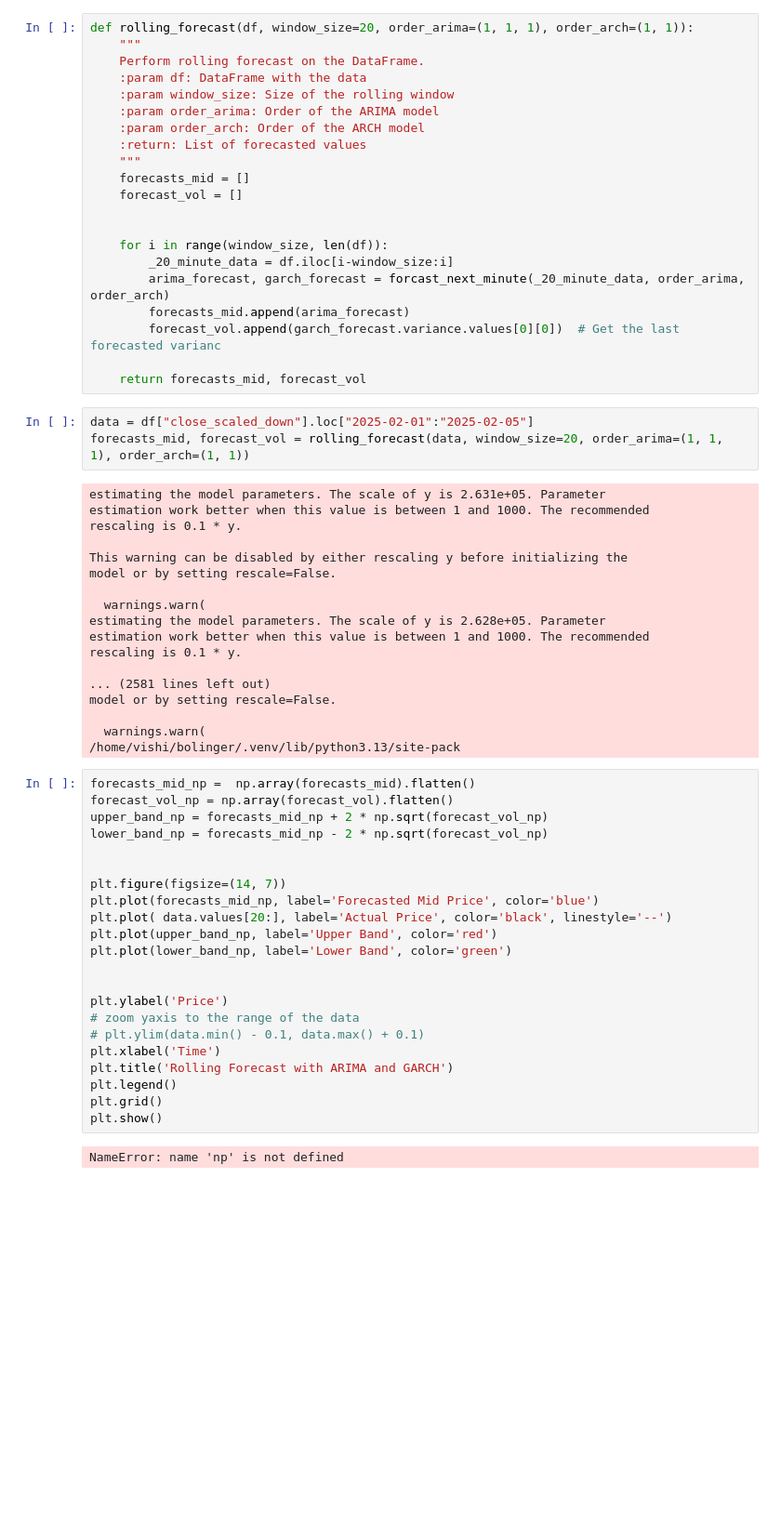
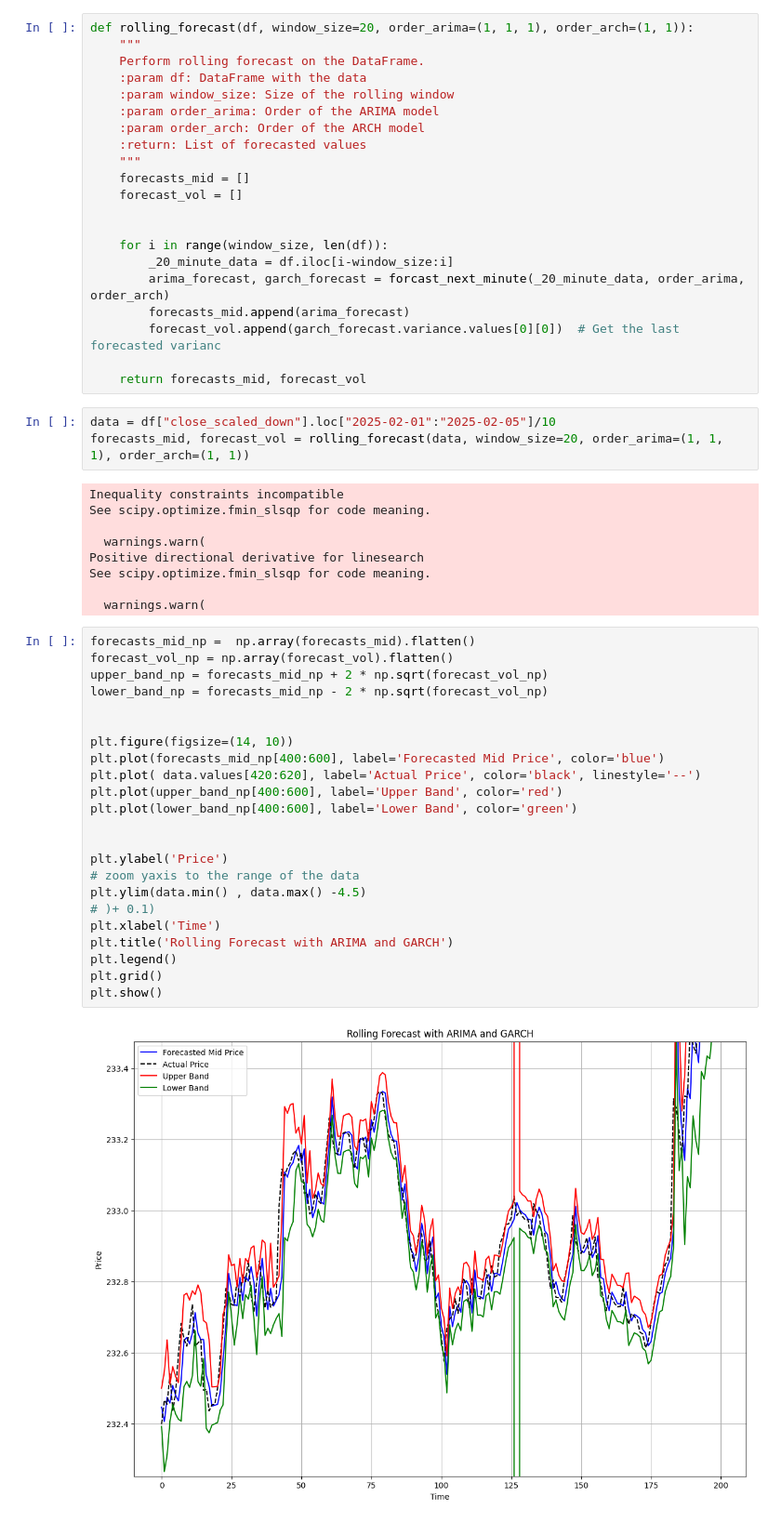
Before and after one commit to Vishnutejas-2005/bb, a Jupyter notebook: 27-5-25 copy.ipynb, the cells around one changed output. Shown at 93% size. Cells and saved outputs as stored; diff of their text form; blank space fills up the shorter version.

```diff
--- a/27-5-25 copy.ipynb
+++ b/27-5-25 copy.ipynb
@@ -73,47 +73,39 @@ def rolling_forecast(df, window_size=20, order_arima=(1, 1, 1), order_arch=(1, 1
 
     return forecasts_mid, forecast_vol
 # %%
-data = df["close_scaled_down"].loc["2025-02-01":"2025-02-05"]
+data = df["close_scaled_down"].loc["2025-02-01":"2025-02-05"]/10
 forecasts_mid, forecast_vol = rolling_forecast(data, window_size=20, order_arima=(1, 1, 1), order_arch=(1, 1))
 # %% [output]
-estimating the model parameters. The scale of y is 2.631e+05. Parameter
-estimation work better when this value is between 1 and 1000. The recommended
-rescaling is 0.1 * y.
-
-This warning can be disabled by either rescaling y before initializing the
-model or by setting rescale=False.
+Inequality constraints incompatible
+See scipy.optimize.fmin_slsqp for code meaning.
 
   warnings.warn(
-estimating the model parameters. The scale of y is 2.628e+05. Parameter
-estimation work better when this value is between 1 and 1000. The recommended
-rescaling is 0.1 * y.
-
-... (2581 lines left out)
-model or by setting rescale=False.
+Positive directional derivative for linesearch
+See scipy.optimize.fmin_slsqp for code meaning.
 
   warnings.warn(
-/home/vishi/bolinger/.venv/lib/python3.13/site-pack
 # %%
 forecasts_mid_np =  np.array(forecasts_mid).flatten()
 forecast_vol_np = np.array(forecast_vol).flatten()
 upper_band_np = forecasts_mid_np + 2 * np.sqrt(forecast_vol_np)
 lower_band_np = forecasts_mid_np - 2 * np.sqrt(forecast_vol_np)
 
 
-plt.figure(figsize=(14, 7))
-plt.plot(forecasts_mid_np, label='Forecasted Mid Price', color='blue')
-plt.plot( data.values[20:], label='Actual Price', color='black', linestyle='--')
-plt.plot(upper_band_np, label='Upper Band', color='red')
-plt.plot(lower_band_np, label='Lower Band', color='green')
+plt.figure(figsize=(14, 10))
+plt.plot(forecasts_mid_np[400:600], label='Forecasted Mid Price', color='blue')
+plt.plot( data.values[420:620], label='Actual Price', color='black', linestyle='--')
+plt.plot(upper_band_np[400:600], label='Upper Band', color='red')
+plt.plot(lower_band_np[400:600], label='Lower Band', color='green')
 
 
 plt.ylabel('Price')
 # zoom yaxis to the range of the data
-# plt.ylim(data.min() - 0.1, data.max() + 0.1)
+plt.ylim(data.min() , data.max() -4.5)
+# )+ 0.1)
 plt.xlabel('Time')
 plt.title('Rolling Forecast with ARIMA and GARCH')
 plt.legend()
 plt.grid()
 plt.show()
 # %% [output]
-NameError: name 'np' is not defined
+[figure, added]
```
Also changed, not shown: 2 other files.
